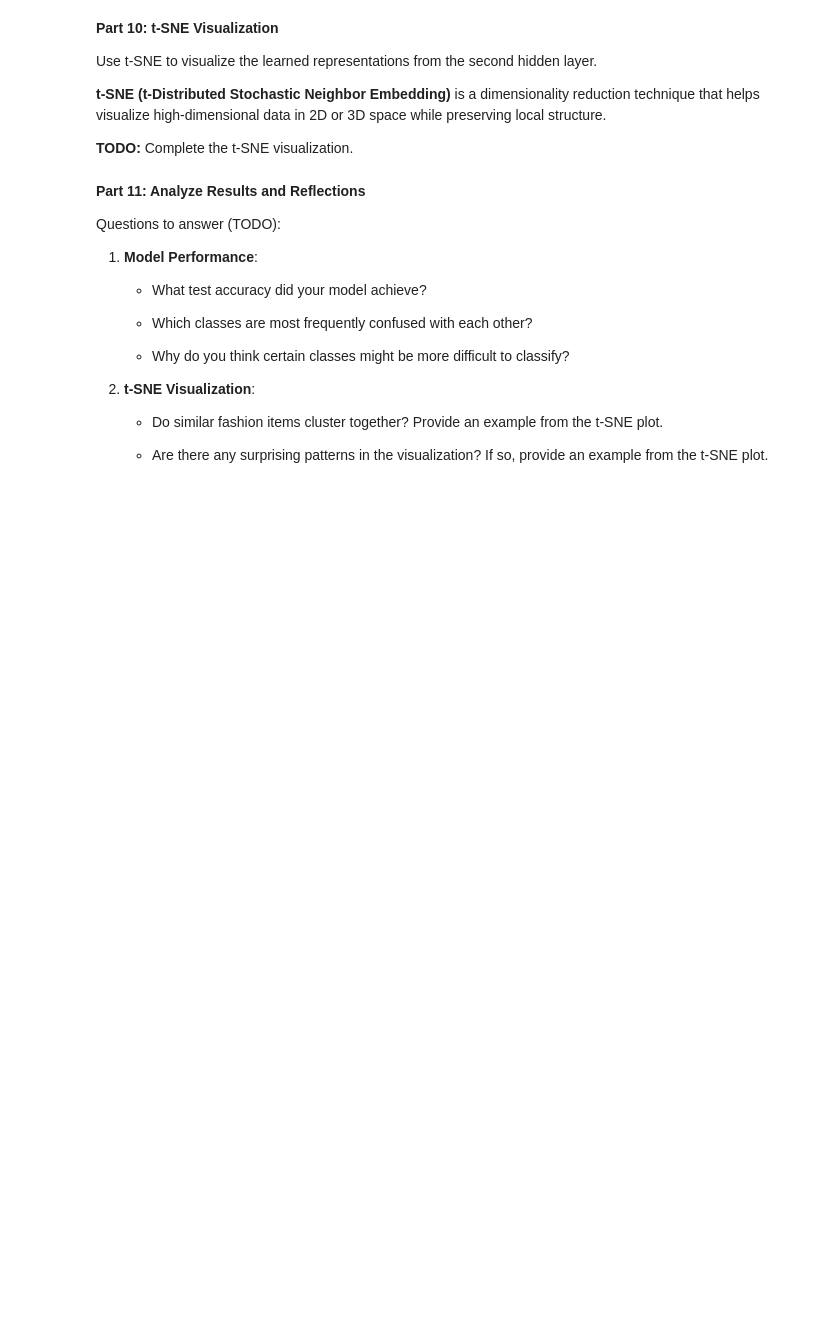
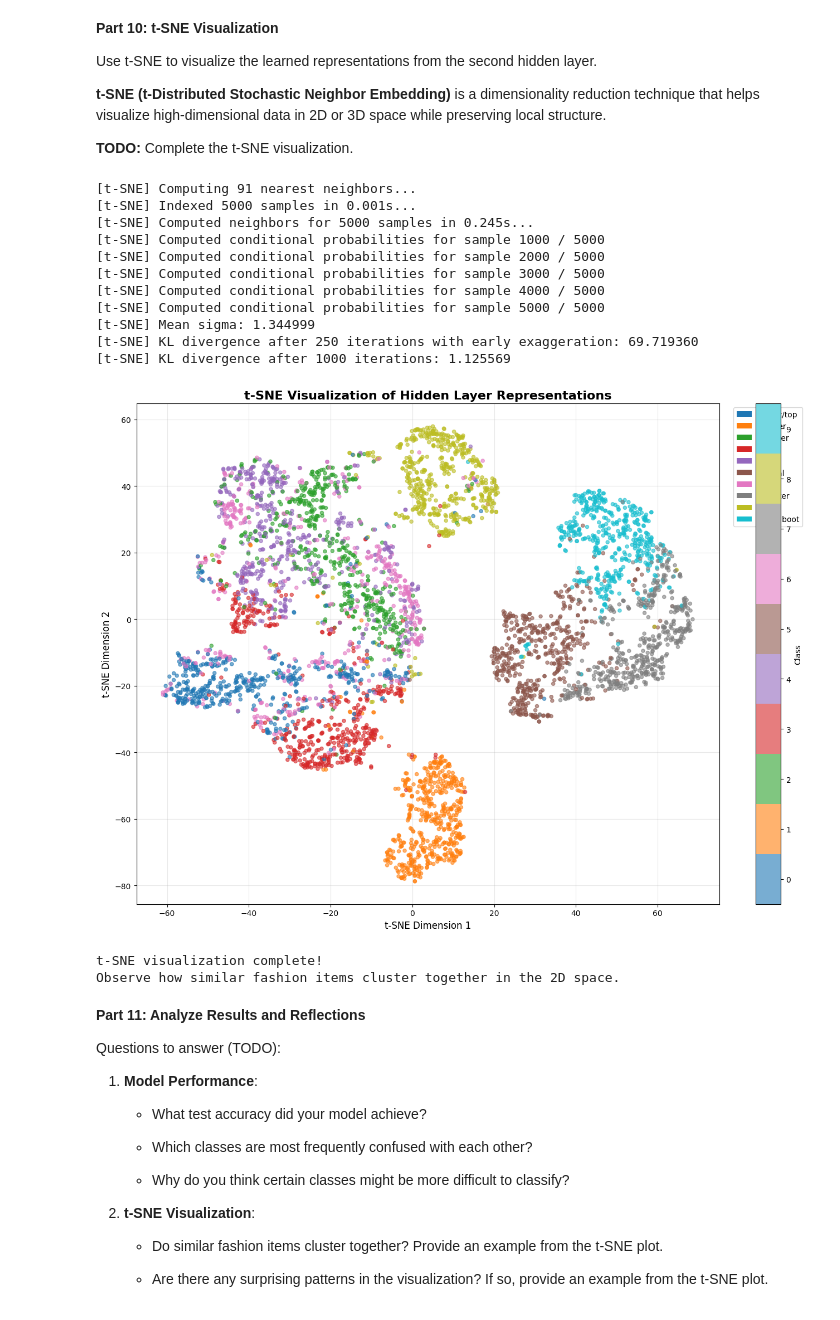
Before and after one commit to alabhastam/MLP-implementation, a Jupyter notebook: main.ipynb, the cells around one changed output. Saved outputs shown, nothing was run; the diff lists cells and outputs as text; code cells hidden in the pictures; blank space fills up the shorter version.

```diff
--- a/main.ipynb
+++ b/main.ipynb
@@ -636,38 +638,54 @@ X_subset = X_test_flat[indices]
 y_subset = y_test[indices]
 
 # TODO: Get hidden layer representations using model.get_representations()
-representations = None  # Your code here
+representations = mlp.get_representations(X_subset)
 
 # TODO: Apply t-SNE to reduce dimensionality to 2D
 # Hint: Use TSNE from sklearn.manifold with n_components=2
-tsne = None  # Your code here
-X_tsne = None  # Your code here
+tsne = TSNE(n_components=2, random_state=42, perplexity=30, n_iter=1000, verbose=1)
+X_tsne = tsne.fit_transform(representations)
+
 
 # Visualize t-SNE results
 plt.figure(figsize=(14, 10))
 scatter = plt.scatter(X_tsne[:, 0], X_tsne[:, 1],
                      c=y_subset, cmap='tab10',
                      alpha=0.6, s=20)
 plt.colorbar(scatter, ticks=range(10), label='Class')
 plt.clim(-0.5, 9.5)
 
 # Add legend with class names
 from matplotlib.patches import Patch
 legend_elements = [Patch(facecolor=plt.cm.tab10(i/9), label=class_names[i])
                    for i in range(10)]
 plt.legend(handles=legend_elements, loc='upper right',
           bbox_to_anchor=(1.15, 1), fontsize=10)
 
 plt.title('t-SNE Visualization of Hidden Layer Representations',
          fontsize=16, fontweight='bold')
 plt.xlabel('t-SNE Dimension 1', fontsize=12)
 plt.ylabel('t-SNE Dimension 2', fontsize=12)
 plt.grid(True, alpha=0.3)
 plt.tight_layout()
 plt.show()
 
 print("\nt-SNE visualization complete!")
 print("Observe how similar fashion items cluster together in the 2D space.")
+# %% [output]
+[t-SNE] Computing 91 nearest neighbors...
+[t-SNE] Indexed 5000 samples in 0.001s...
+[t-SNE] Computed neighbors for 5000 samples in 0.245s...
+[t-SNE] Computed conditional probabilities for sample 1000 / 5000
+[t-SNE] Computed conditional probabilities for sample 2000 / 5000
+[t-SNE] Computed conditional probabilities for sample 3000 / 5000
+[t-SNE] Computed conditional probabilities for sample 4000 / 5000
+[t-SNE] Computed conditional probabilities for sample 5000 / 5000
+[t-SNE] Mean sigma: 1.344999
+[t-SNE] KL divergence after 250 iterations with early exaggeration: 69.719360
+[t-SNE] KL divergence after 1000 iterations: 1.125569
+[figure, added]
+t-SNE visualization complete!
+Observe how similar fashion items cluster together in the 2D space.
 # %% [markdown]
 **Part 11: Analyze Results and Reflections**
 
```
Also changed, not shown: parts of 2 cells of this notebook.
